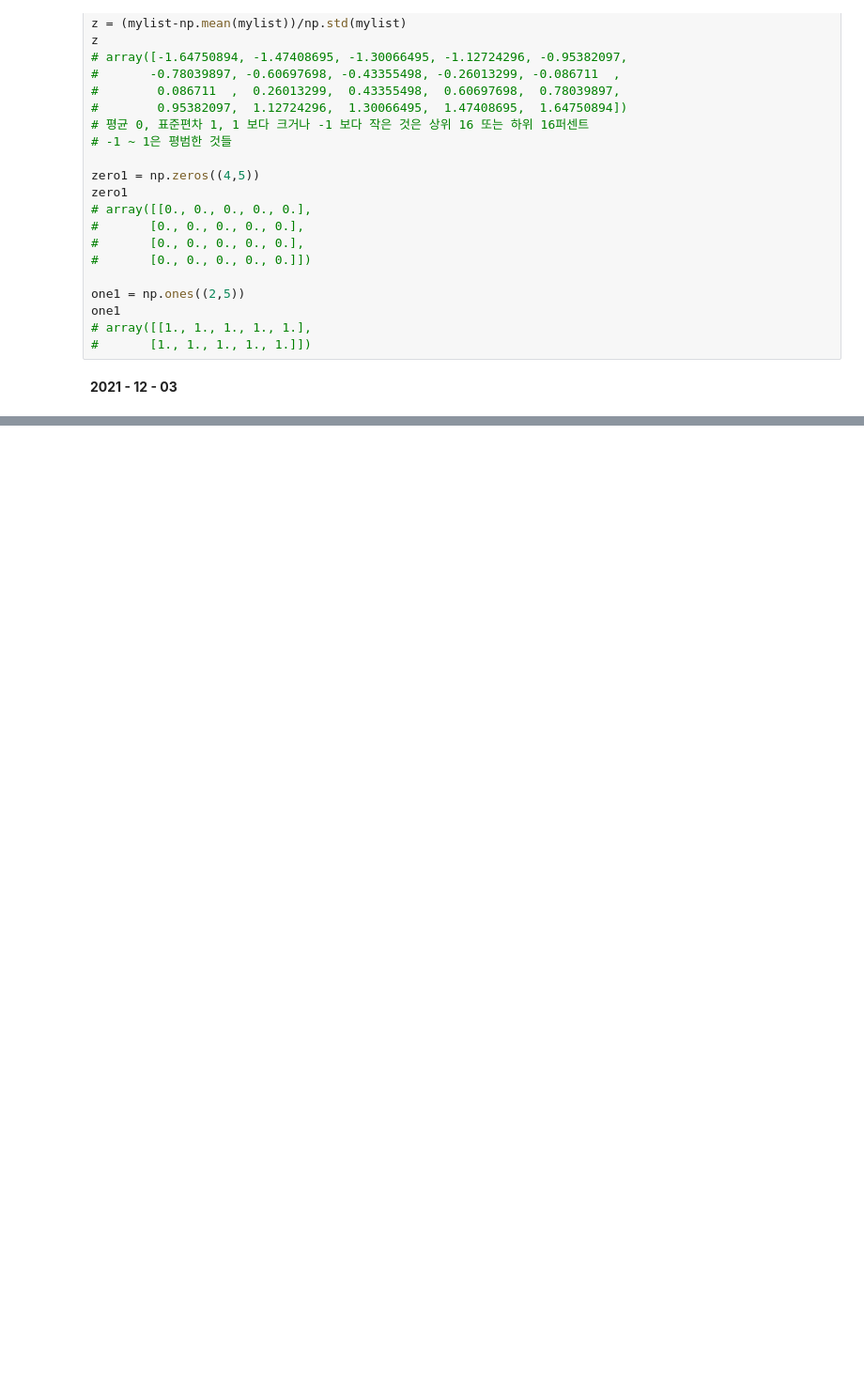
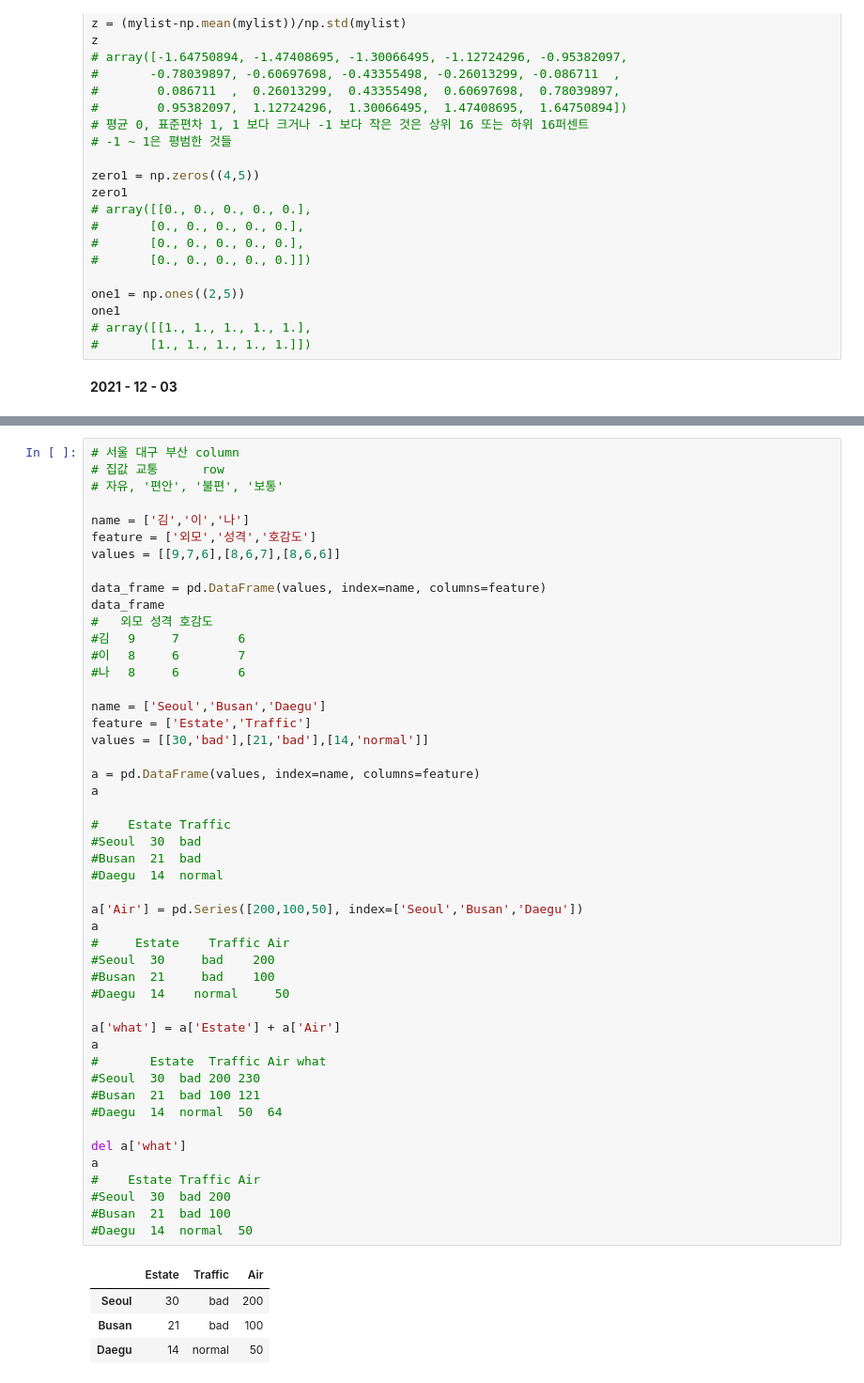
Before and after one commit to eaglehkim/python, a Jupyter notebook: prac_ipynb의_사본.ipynb, the cells around one changed output, grey strips where cells are left out. Shown at 94% size. Drawn from its saved outputs; the diff is of its cells as text; blank space fills up the shorter version.

```diff
--- a/prac_ipynb의_사본.ipynb
+++ b/prac_ipynb의_사본.ipynb
@@ -1260,0 +1297,53 @@ B[B['성격']!=6]
+# %%
+# 서울 대구 부산 column
+# 집값 교통      row
+# 자유, '편안', '불편', '보통'
+
+name = ['김','이','나']
+feature = ['외모','성격','호감도']
+values = [[9,7,6],[8,6,7],[8,6,6]]
+
+data_frame = pd.DataFrame(values, index=name, columns=feature)
+data_frame
+#   외모	성격	호감도
+#김	 9	   7	    6
+#이	 8	   6	    7
+#나	 8	   6 	    6
+
+name = ['Seoul','Busan','Daegu']
+feature = ['Estate','Traffic']
+values = [[30,'bad'],[21,'bad'],[14,'normal']]
+
+a = pd.DataFrame(values, index=name, columns=feature)
+a
+
+#    Estate	Traffic
+#Seoul	30	bad
+#Busan	21	bad
+#Daegu	14	normal
+
+a['Air'] = pd.Series([200,100,50], index=['Seoul','Busan','Daegu'])
+a
+#     Estate	Traffic	Air
+#Seoul	30	   bad	  200
+#Busan	21	   bad	  100
+#Daegu	14	  normal	 50
+
+a['what'] = a['Estate'] + a['Air']
+a
+#   	Estate	Traffic	Air	what
+#Seoul	30	bad	200	230
+#Busan	21	bad	100	121
+#Daegu	14	normal	50	64
+
+del a['what']
+a
+#    Estate	Traffic	Air
+#Seoul	30	bad	200
+#Busan	21	bad	100
+#Daegu	14	normal	50
+# %% [output]
+|  | Estate | Traffic | Air |
+| Seoul | 30 | bad | 200 |
+| Busan | 21 | bad | 100 |
+| Daegu | 14 | normal | 50 |
```
Also changed, not shown: parts of 2 cells of this notebook.
